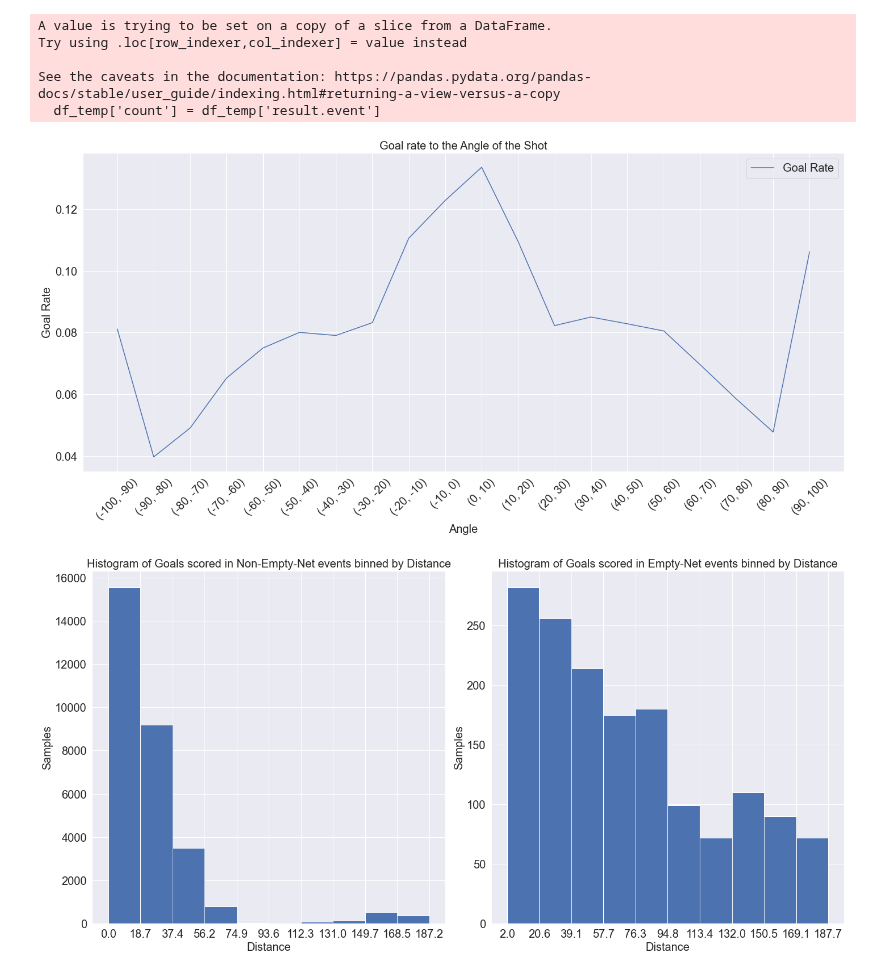
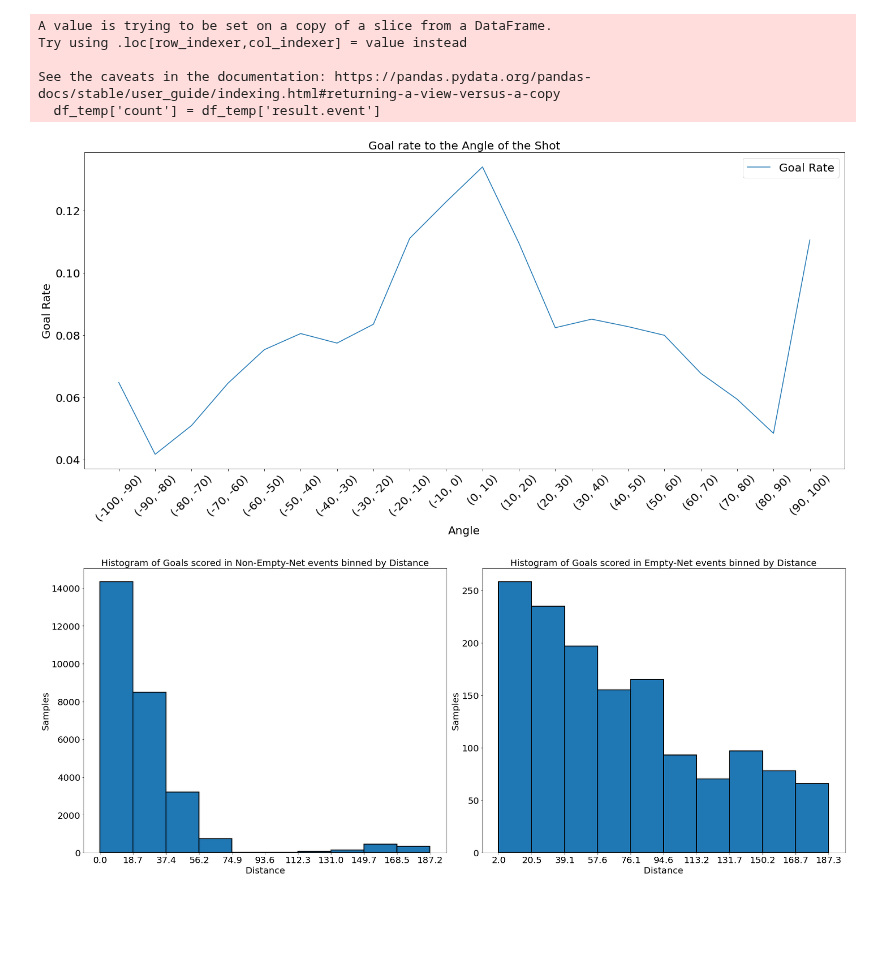
Before and after one commit to M0rph3e/ift6758-project-main, a Jupyter notebook: notebooks/fengineering1.ipynb, the cells around one changed output. Saved outputs shown, nothing was run; the diff lists cells and outputs as text; code cells hidden in the pictures; blank space fills up the shorter version.

Commit message:
Update the Graphs with minor improvements based on advices from the TA

```diff
--- a/notebooks/fengineering1.ipynb
+++ b/notebooks/fengineering1.ipynb
@@ -61,3 +80,6 @@ train_df[(train_df['distanceNet']>150)&(train_df['result.event']=='Goal')&(train
 | 338503 | Goal | 2018040643 | Team Central | 2 | 08:30 | REGULAR | ... |
 | 338504 | Goal | 2018040643 | Team Central | 2 | 08:50 | REGULAR | ... |
 604 rows × 18 columns
+# %%
+train_df = train_df[train_df['gamePk'].astype(str).str[5]=='2']
+train_df
@@ -178,27 +236,27 @@ plt.legend(fontsize=20)
 plt.title('Goal rate to the Angle of the Shot', fontsize=20)
 plt.tight_layout()
 # %% [output]
-[figure, old version]
+[figure, new version]
 # %%
 df = df_features_y[df_features_y['result.event'] == 'Goal']
 df1 = df[df['result.emptyNet'] == 0]
 df2 = df[df['result.emptyNet'] == 1]
 
-fig, (ax1,ax2) = plt.subplots(1, 2, figsize=(20,10))
-n, bins, edges = ax1.hist(df1.distanceNet, bins=10)
+fig, (ax1,ax2) = plt.subplots(1, 2, figsize=(25,10))
+n, bins, edges = ax1.hist(df1.distanceNet, bins=10, edgecolor='black', linewidth=2)
 ax1.tick_params(axis='both', which='both', labelsize=20)
 ax1.set_xticks(bins)
 ax1.set_xlabel('Distance', fontsize=20)
 ax1.set_ylabel('Samples', fontsize=20)
 ax1.set_title('Histogram of Goals scored in Non-Empty-Net events binned by Distance', fontsize=20)
 
-n, bins, edges = ax2.hist(df2.distanceNet, bins=10)
+n, bins, edges = ax2.hist(df2.distanceNet, bins=10, edgecolor='black', linewidth=2)
 ax2.tick_params(axis='both', which='both', labelsize=20)
 ax2.set_xticks(bins)
 ax2.set_xlabel('Distance', fontsize=20)
 ax2.set_ylabel('Samples', fontsize=20)
 ax2.set_title('Histogram of Goals scored in Empty-Net events binned by Distance', fontsize=20)
 
 plt.tight_layout()
 # %% [output]
-[figure, old version]
+[figure, new version]
```
Also changed, not shown: parts of 11 cells of this notebook.
